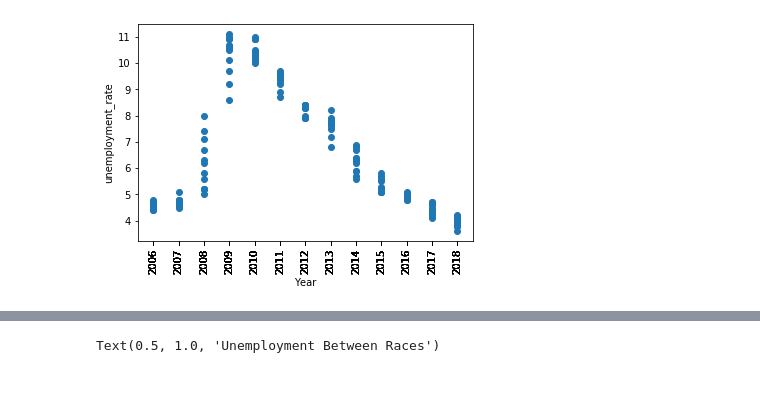
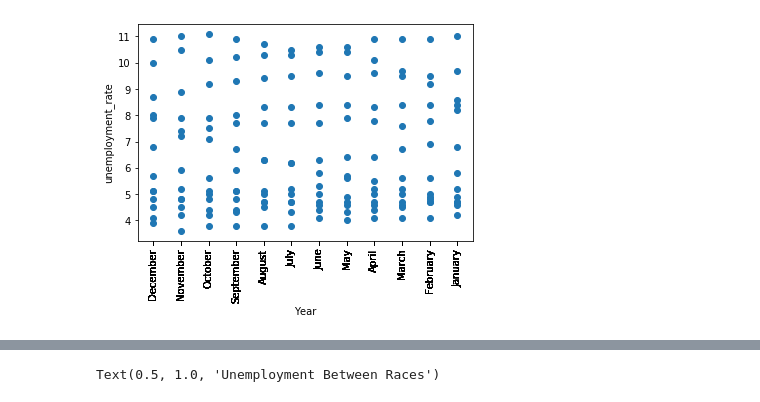
Before and after one commit to jasmine73317/Project-1_Unemployment_data, a Jupyter notebook: Unemployment age group.ipynb, the cells around one changed output, grey strips where cells are left out. Drawn from its saved outputs; the diff is of its cells as text; code cells hidden in the pictures.

```diff
--- a/Unemployment age group.ipynb
+++ b/Unemployment age group.ipynb
@@ -131,16 +129,16 @@ year_groupby
 | 2017 | 4.391667 | 4.316667 | 3.808333 | 7.483333 | ... |
 | 2018 | 3.941667 | 3.850000 | 3.458333 | 6.491667 | ... |
 # %%
-# Generate a scatter plot of year versus violent crime rate
-years = unemployment_agedf.iloc[:,0]
+# Generate a scatter plot of years
+years = unemployment_agedf.iloc[:,1]
 unemployment_rate = unemployment_agedf.iloc[:,3]
 plt.scatter(years,unemployment_rate)
 plt.xticks(years,rotation= 90)
 plt.xlabel('Year')
 plt.ylabel('unemployment_rate')
 plt.show()
 # %% [output]
-[figure, old version]
+[figure, new version]
 # %%
 #unemployment between Genders
 plt.figure(figsize=(10,5))
```
Also changed, not shown: parts of 7 cells of this notebook, 1 other file.
